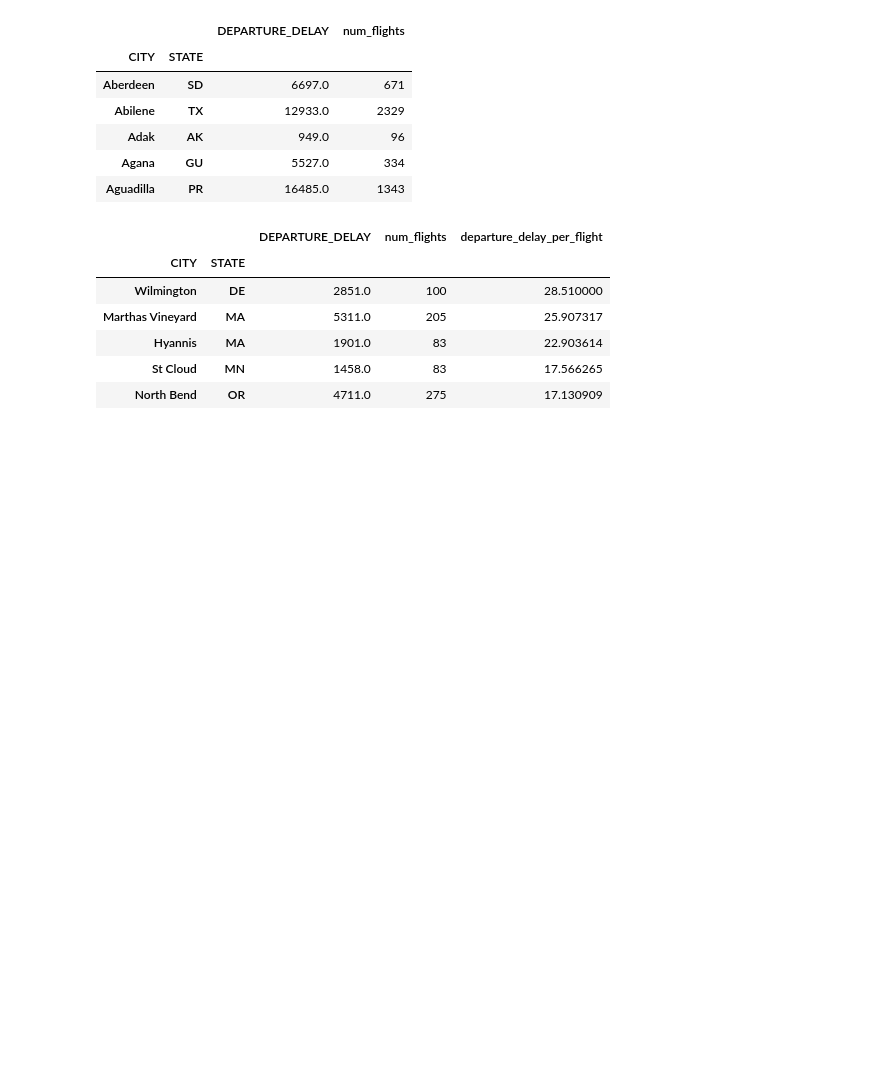
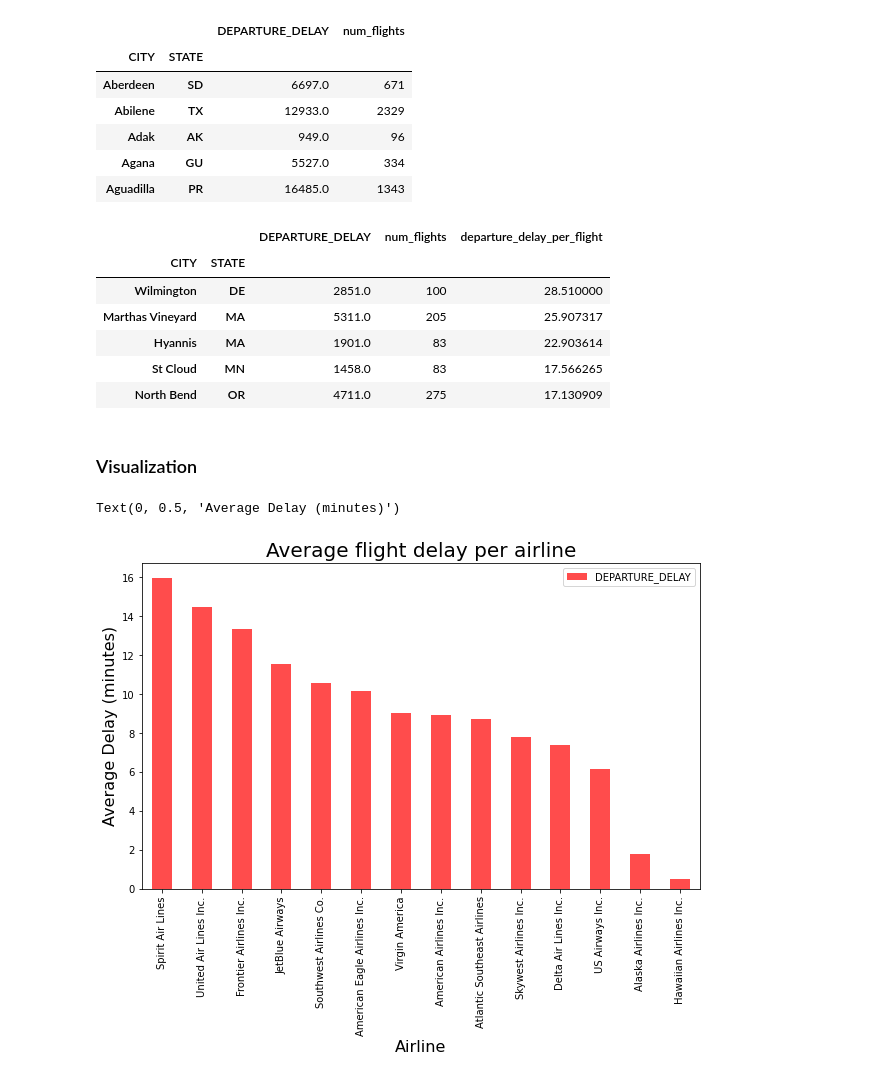
Before and after one commit to EvanMChowdhury/PortfolioProjects, a Jupyter notebook: Pandas_SQL_Flights_Notebook.ipynb, the cells around one changed output. Cells and saved outputs as stored; diff of their text form; code cells hidden in the pictures; blank space fills up the shorter version.

Commit message:
Added visualizations using matplotlib

```diff
--- a/Pandas_SQL_Flights_Notebook.ipynb
+++ b/Pandas_SQL_Flights_Notebook.ipynb
@@ -790,3 +797,5 @@ df_delay.sort_values(by = 'departure_delay_per_flight', ascending = False).head(
 | Hyannis | MA | 1901.0 | 83 | 22.903614 |
 | St Cloud | MN | 1458.0 | 83 | 17.566265 |
 | North Bend | OR | 4711.0 | 275 | 17.130909 |
+# %% [markdown]
+### Visualization
@@ -792,0 +804,14 @@ df_delay.sort_values(by = 'departure_delay_per_flight', ascending = False).head(
+# %%
+# Question 2
+df_avg_delay = df_avg_delay.sort_values(ascending = False)
+# %%
+df_avg_delay = df_avg_delay.to_frame()
+# %%
+df_avg_delay.plot(kind='bar', stacked = True, figsize = (10, 6),
+                 color = 'red', alpha = 0.7)
+plt.title("Average flight delay per airline", size = 20)
+plt.xlabel("Airline", size = 16)
+plt.ylabel("Average Delay (minutes)", size = 16)
+# %% [output]
+Text(0, 0.5, 'Average Delay (minutes)')
+[figure, added]
```
Also changed, not shown: parts of 23 cells of this notebook.
